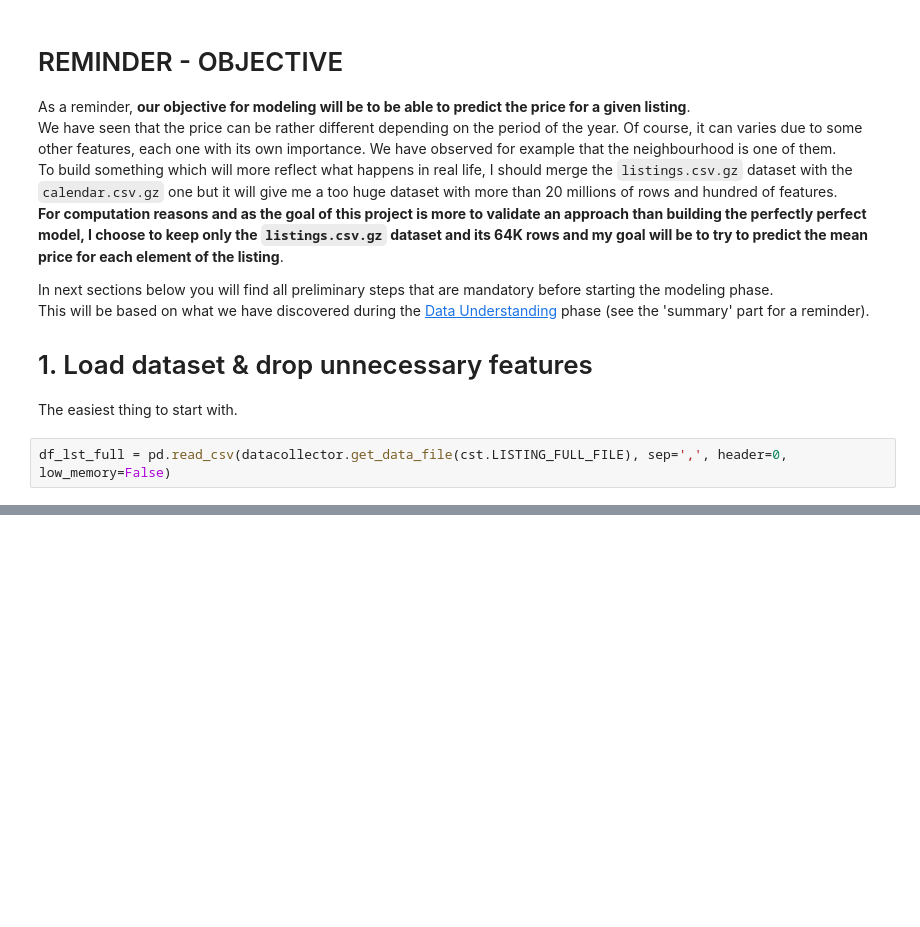
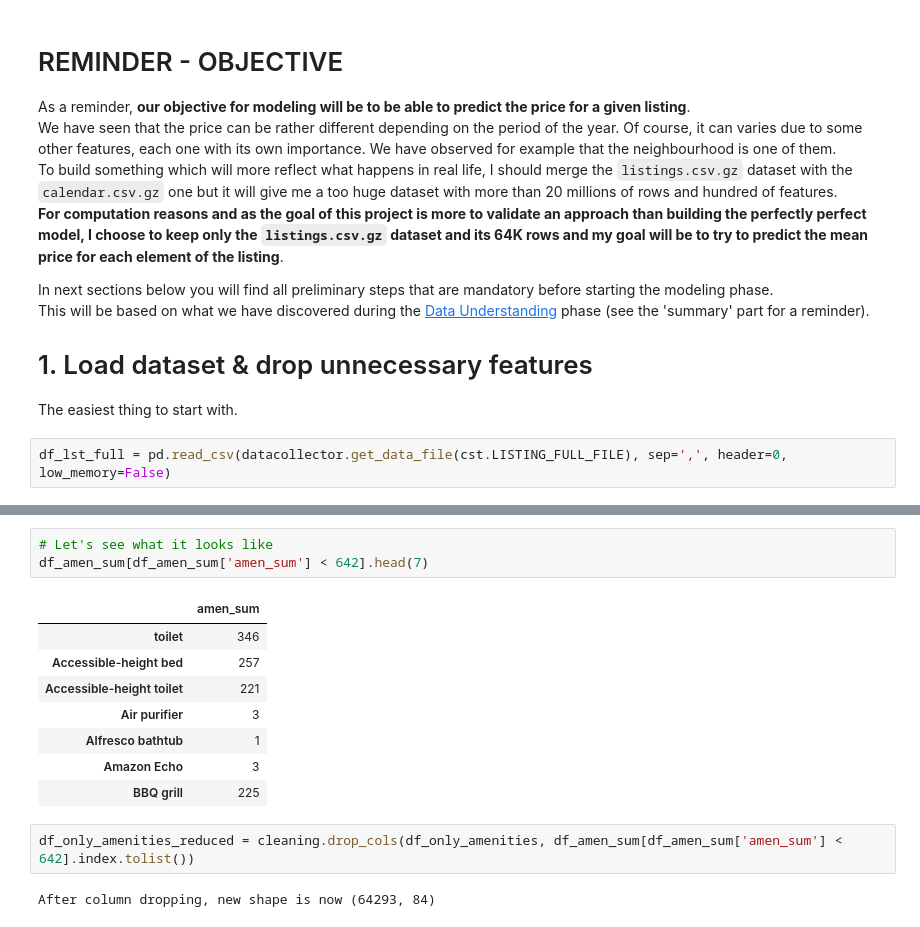
Before and after one commit to nidragedd/udadsnd-p4-airbnb_inside, a Jupyter notebook: notebook/3_Data_Preparation.ipynb, the cells around one changed output, grey strips where cells are left out. Saved outputs shown, nothing was run; the diff lists cells and outputs as text; blank space fills up the shorter version.

```diff
--- a/notebook/3_Data_Preparation.ipynb
+++ b/notebook/3_Data_Preparation.ipynb
@@ -102,0 +218,16 @@ We have also the `license` feature to deal with: create a new binary feature whi
+# %%
+# Let's see what it looks like
+df_amen_sum[df_amen_sum['amen_sum'] < 642].head(7)
+# %% [output]
+|  | amen_sum |
+| toilet | 346 |
+| Accessible-height bed | 257 |
+| Accessible-height toilet | 221 |
+| Air purifier | 3 |
+| Alfresco bathtub | 1 |
+| Amazon Echo | 3 |
+| BBQ grill | 225 |
+# %%
+df_only_amenities_reduced = cleaning.drop_cols(df_only_amenities, df_amen_sum[df_amen_sum['amen_sum'] < 642].index.tolist())
+# %% [output]
+After column dropping, new shape is now (64293, 84)
```
Also changed, not shown: parts of 51 cells of this notebook, 4 other files.
